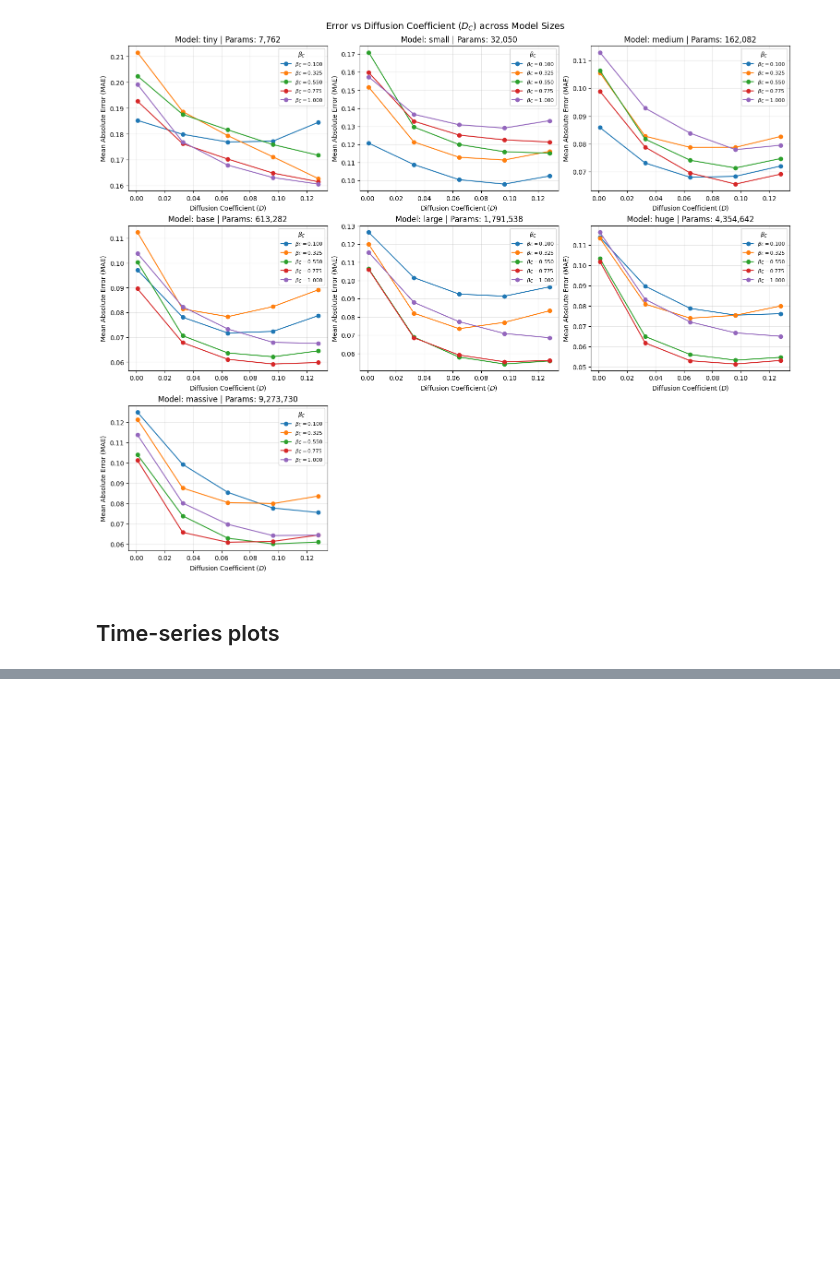
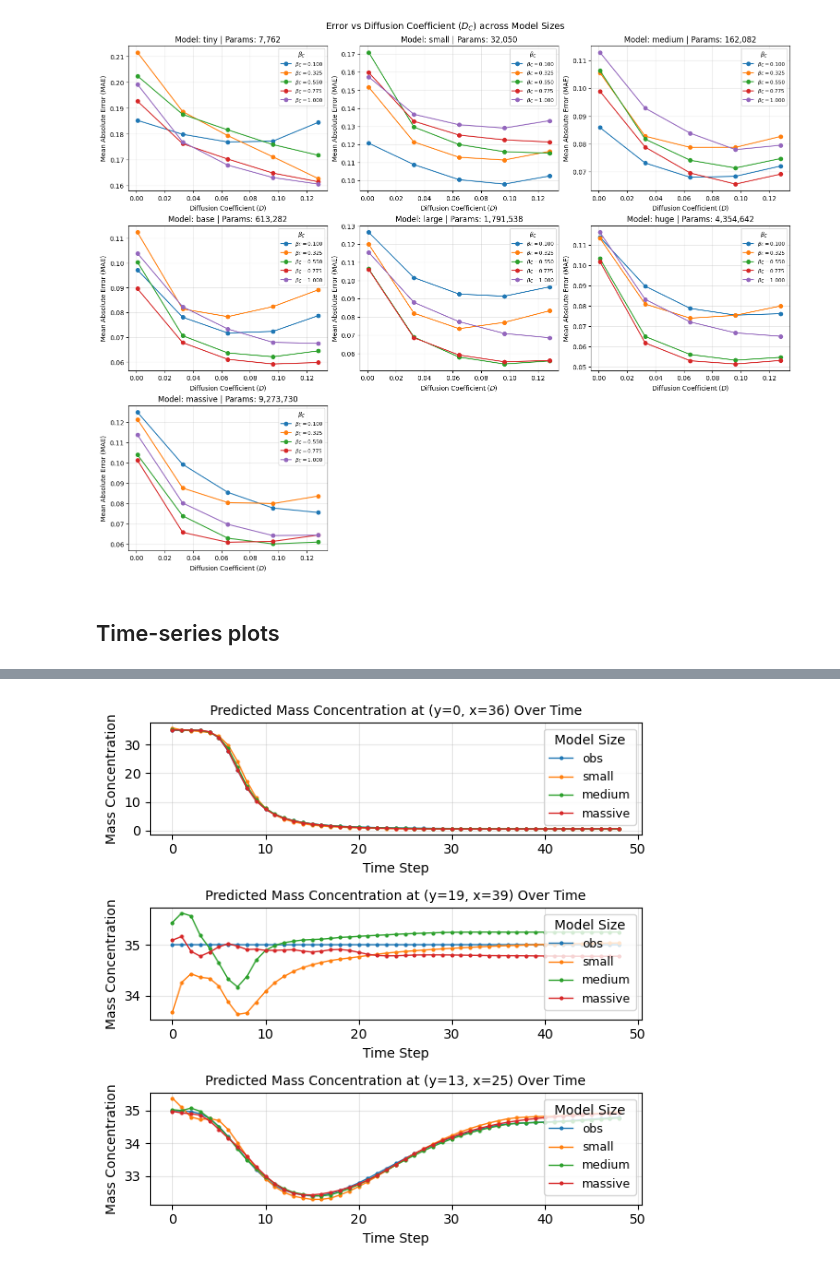
Before and after one commit to arpit-kapoor/gw_henry_fno, a Jupyter notebook: notebooks/compare_preds_targets.ipynb, the cells around one changed output, grey strips where cells are left out. Cells and saved outputs as stored; diff of their text form; code cells hidden in the pictures; blank space fills up the shorter version.

```diff
--- a/notebooks/compare_preds_targets.ipynb
+++ b/notebooks/compare_preds_targets.ipynb
@@ -882,21 +858,0 @@ pred_all
-# %%
-size_label_order = ['obs', 'tiny', 'base', 'massive']
-
-fig, axes = plt.subplots(len(coord_list), 1, figsize=(10, 20))
-
-for coord_idx, coord in enumerate(coord_list):
-    size_pred_dict = pred_all[coord_idx]
-
-    ax = axes[coord_idx]
-    for size_label in size_label_order:
-        if size_label in size_pred_dict:
-            preds = size_pred_dict[size_label]
-            ax.plot(preds, marker='o', label=f"{size_label}")
-
-    ax.set_title(f"Predicted Mass Concentration at (x={coord[0]}, y={coord[1]}) Over Time", fontsize=10)
-    ax.set_xlabel("Time Step", fontsize=10)
-    ax.set_ylabel("Mass Concentration", fontsize=10)
-    ax.grid(True, alpha=0.3)
-    ax.legend(title="Model Size", fontsize=9, loc="upper right")
-
-plt.show()
@@ -933,0 +926,5 @@ plt.show()
+# %%
+# You can also use it with the variance coordinates
+plot_time_series_by_coords(coord_list_var, size_label_order=['obs', 'small', 'medium', 'massive'], files=npz_files)
+# %% [output]
+[figure, added]
```
Also changed, not shown: parts of 11 cells of this notebook.
